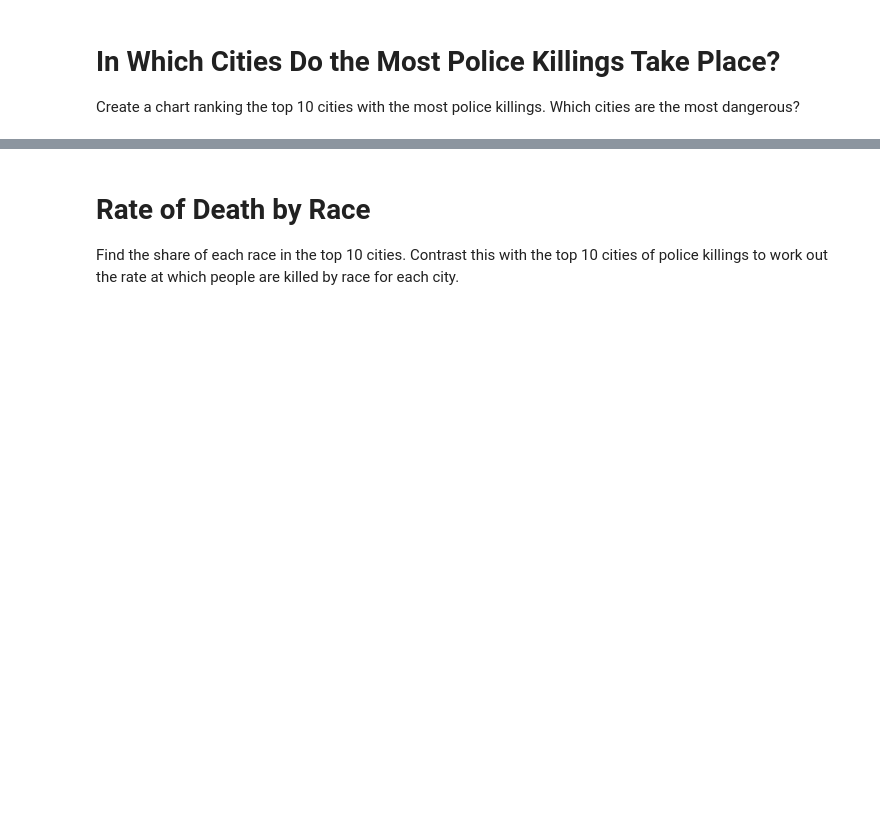
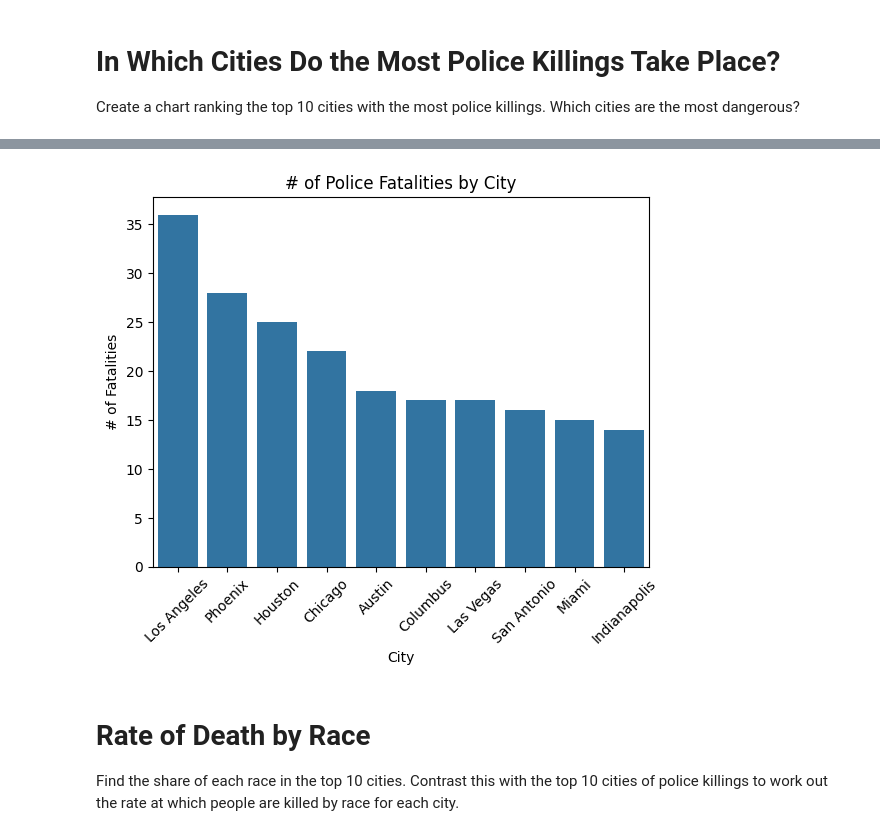
Before and after one commit to petarilievCS/police-fatalities-analysis, a Jupyter notebook: Fatal_Force_(start).ipynb, the cells around one changed output, grey strips where cells are left out. Cells and saved outputs as stored; diff of their text form; code cells hidden in the pictures; blank space fills up the shorter version.

```diff
--- a/Fatal_Force_(start).ipynb
+++ b/Fatal_Force_(start).ipynb
@@ -429,3 +512,8 @@ What percentage of people killed by police have been diagnosed with a mental ill
 # In Which Cities Do the Most Police Killings Take Place?
 
 Create a chart ranking the top 10 cities with the most police killings. Which cities are the most dangerous?
+# %%
+fatalities_by_city = df_fatalities.groupby("city").size()
+fatalities_by_city.sort_values(ascending=False, inplace=True)
+fatalities_by_city = fatalities_by_city[:10]
+fatalities_by_city
@@ -432,3 +534,12 @@ Create a chart ranking the top 10 cities with the most police killings. Which ci
+# %%
+plt.title("# of Police Fatalities by City")
+sns.barplot(x=fatalities_by_city.index, y=fatalities_by_city.values)
+plt.xlabel("City")
+plt.ylabel("# of Fatalities")
+plt.xticks(rotation=45)
+plt.show()
+# %% [output]
+[figure, added]
 # %% [markdown]
 # Rate of Death by Race
 
```
Also changed, not shown: parts of 12 cells of this notebook.
